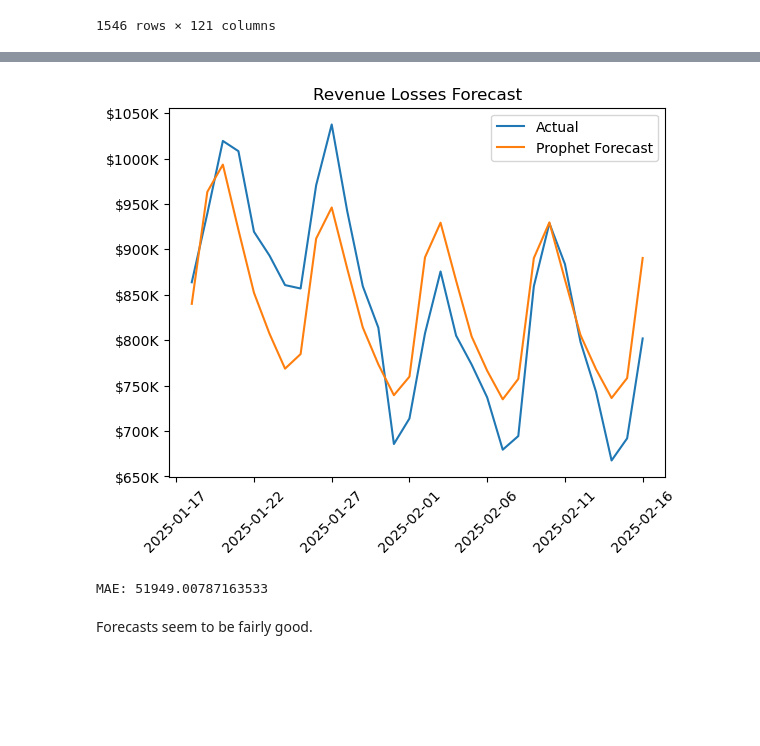
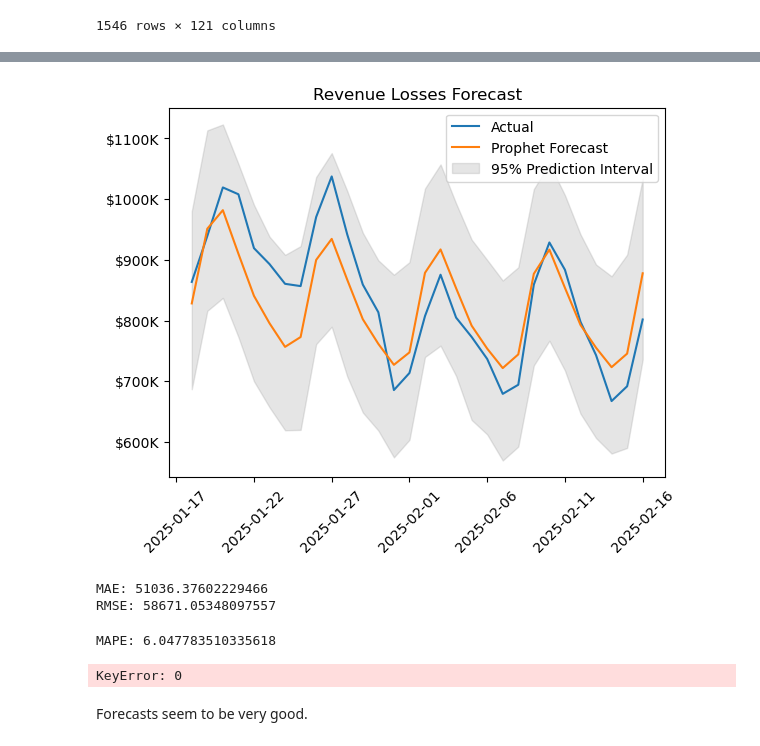
Before and after one commit to ijyliu/mcbroken-forecasting, a Jupyter notebook: Experimental Notebooks/Forecasts/Prophet.ipynb, the cells around one changed output, grey strips where cells are left out. Saved outputs shown, nothing was run; the diff lists cells and outputs as text; code cells hidden in the pictures; blank space fills up the shorter version.

```diff
--- a/Experimental Notebooks/Forecasts/Prophet.ipynb
+++ b/Experimental Notebooks/Forecasts/Prophet.ipynb
@@ -93,9 +145,10 @@ train_df
 # %%
-# Package
-from prophet import Prophet
-
 # Fit model
-m = Prophet()
+m = Prophet(
+    interval_width=0.95, # standard CIs
+    seasonality_prior_scale=0.1, # from tuning
+    changepoint_prior_scale=0.1, # from tuning
+)
 
 # Add outlier columns
 for col in outlier_cols:
@@ -177,20 +230,37 @@ plot_prophet_residuals(m, train_df)
 # %%
 plt.plot(test_df['y'], label="Actual")
 plt.plot(forecast['yhat'][-len(test_df):], label="Prophet Forecast")
+# Add prophet prediction intervals
+plt.fill_between(test_df.index, forecast['yhat_lower'][-len(test_df):], forecast['yhat_upper'][-len(test_df):], color='gray', alpha=0.2, label='95% Prediction Interval')
 # Title of Revenue Losses Forecast
 plt.title('Revenue Losses Forecast')
 # Format y axis as thousands of dollars
 plt.gca().yaxis.set_major_formatter((lambda x, _: f'${int(x/1000)}K'))
 # Format x axis as dates - add x number of days to first date in data, format as date
 plt.gca().xaxis.set_major_formatter((lambda x, _: (df['ds'][0] + pd.DateOffset(days=int(x))).strftime('%Y-%m-%d')))
 # Rotate x axis labels
 plt.xticks(rotation=45)
 plt.legend()
 plt.show()
 
-# Check MAE on test set
+# Check MAE, RMSE on test set
 mae = mean_absolute_error(test_df['y'], forecast['yhat'][-len(test_df):])
+rmse = np.sqrt(np.mean((test_df['y'] - forecast['yhat'][-len(test_df):])**2))
 print('MAE:', mae)
+print('RMSE:', rmse)
 # %% [output]
-[figure, old version]
+[figure, new version]
-MAE: 51949.00787163533
+MAE: 51036.37602229466
+RMSE: 58671.05348097557
+# %%
+# Also compute MAPE for reporting
+mape = np.mean(np.abs((test_df['y'] - forecast['yhat'][-len(test_df):]) / test_df['y'])) * 100
+print('MAPE:', mape)
+# %% [output]
+MAPE: 6.047783510335618
+# %%
+# 7-day seasonal naive forecast for comparison
+last_7 = df['y'][-7:]
+seasonal_naive_forecast = [last_7[i % 7] for i in range(len(test_df))]
+# %% [output]
+KeyError: 0
@@ -197,2 +293,2 @@ MAE: 51949.00787163533
 # %% [markdown]
-Forecasts seem to be fairly good.
+Forecasts seem to be very good.
```
Also changed, not shown: parts of 5 cells of this notebook, 1 other file.
